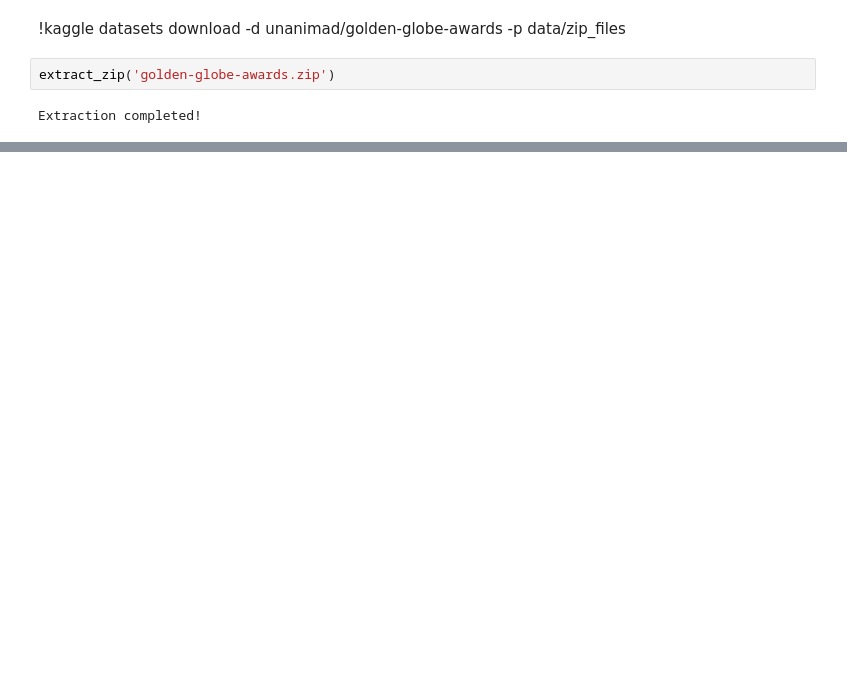
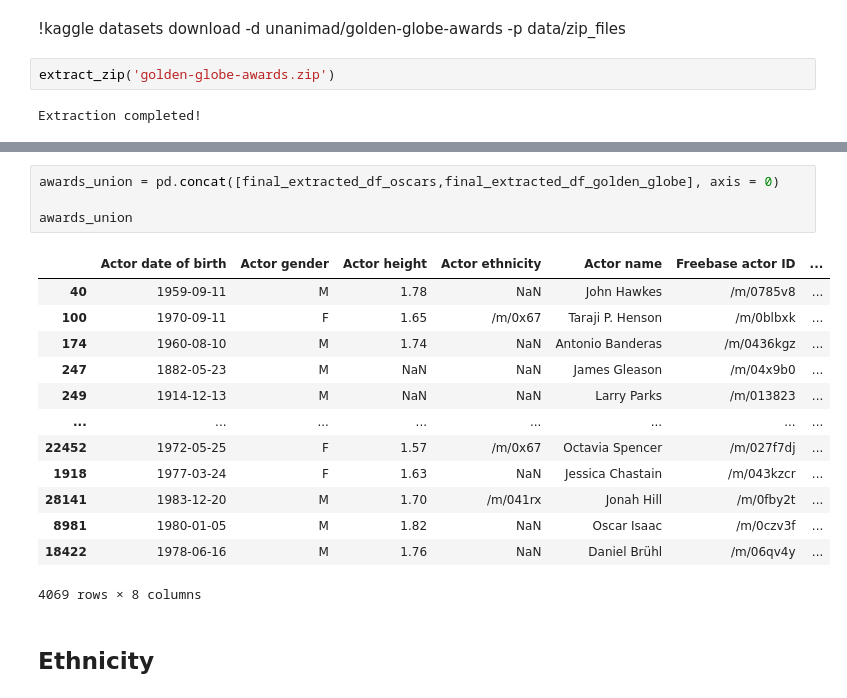
Before and after one commit to epfl-ada/ada-2023-project-cedars10452, a Jupyter notebook: Untitled.ipynb, the cells around one changed output, grey strips where cells are left out. Cells and saved outputs as stored; diff of their text form; blank space fills up the shorter version.

```diff
--- a/Untitled.ipynb
+++ b/Untitled.ipynb
@@ -684,0 +662,20 @@ actors = actors[~(actors["nominee"].isna() & actors["name"].isna())]
+# %%
+awards_union = pd.concat([final_extracted_df_oscars,final_extracted_df_golden_globe], axis = 0)
+
+awards_union
+# %% [output]
+|  | Actor date of birth | Actor gender | Actor height | Actor ethnicity | Actor name | Freebase actor ID | ... |
+| 40 | 1959-09-11 | M | 1.78 | NaN | John Hawkes | /m/0785v8 | ... |
+| 100 | 1970-09-11 | F | 1.65 | /m/0x67 | Taraji P. Henson | /m/0blbxk | ... |
+| 174 | 1960-08-10 | M | 1.74 | NaN | Antonio Banderas | /m/0436kgz | ... |
+| 247 | 1882-05-23 | M | NaN | NaN | James Gleason | /m/04x9b0 | ... |
+| 249 | 1914-12-13 | M | NaN | NaN | Larry Parks | /m/013823 | ... |
+| ... | ... | ... | ... | ... | ... | ... | ... |
+| 22452 | 1972-05-25 | F | 1.57 | /m/0x67 | Octavia Spencer | /m/027f7dj | ... |
+| 1918 | 1977-03-24 | F | 1.63 | NaN | Jessica Chastain | /m/043kzcr | ... |
+| 28141 | 1983-12-20 | M | 1.70 | /m/041rx | Jonah Hill | /m/0fby2t | ... |
+| 8981 | 1980-01-05 | M | 1.82 | NaN | Oscar Isaac | /m/0czv3f | ... |
+| 18422 | 1978-06-16 | M | 1.76 | NaN | Daniel Brühl | /m/06qv4y | ... |
+4069 rows × 8 columns
+# %% [markdown]
+## Ethnicity
```
Also changed, not shown: parts of 25 cells of this notebook.
